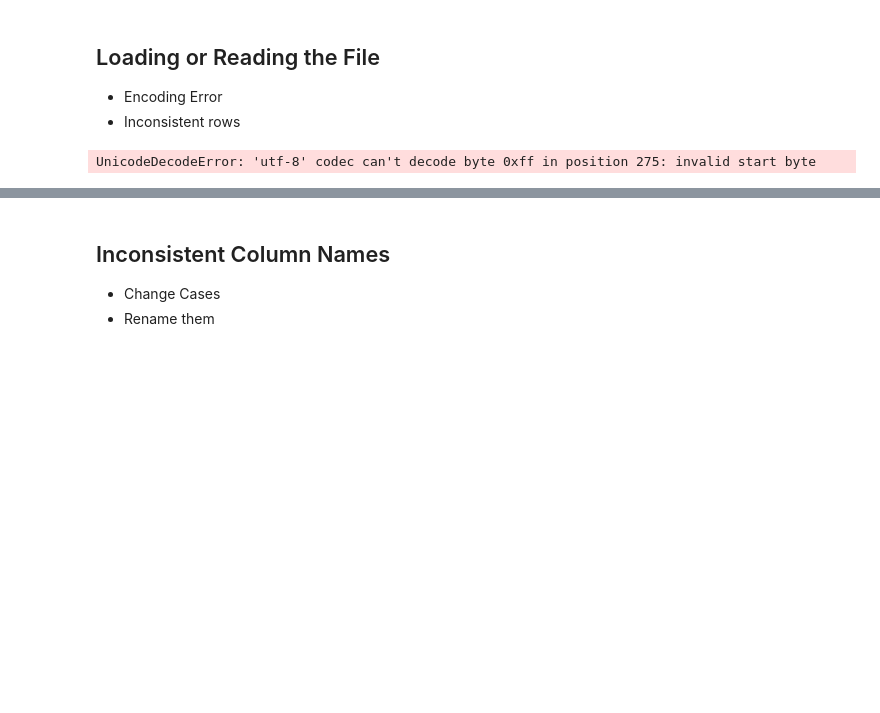
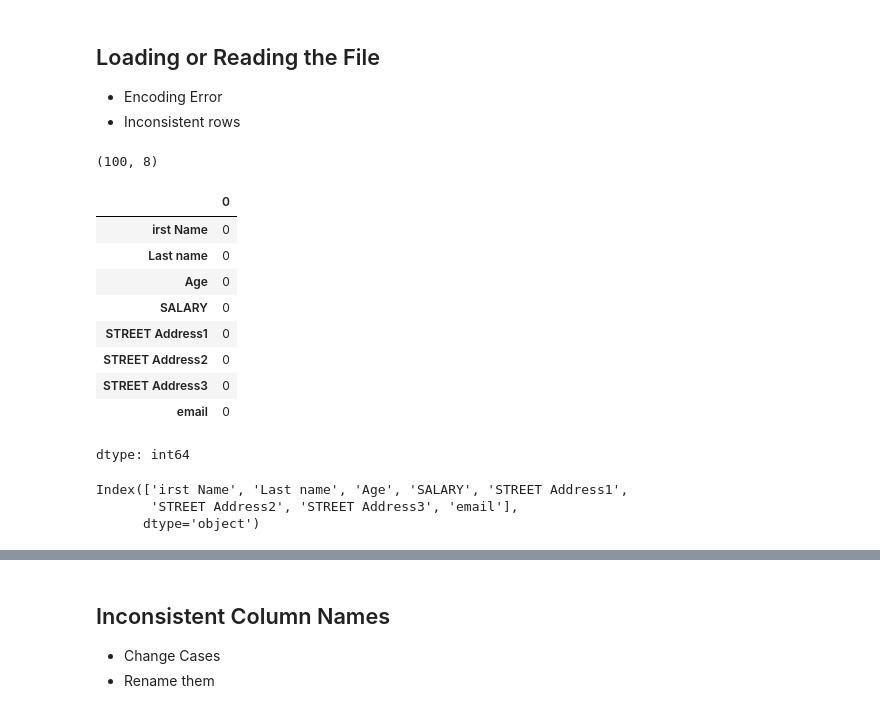
Before and after one commit to Sru-j/daily_lab_activities, a Jupyter notebook: DataCleaning_Example_1.ipynb, the cells around one changed output, grey strips where cells are left out. Drawn from its saved outputs; the diff is of its cells as text; code cells hidden in the pictures; blank space fills up the shorter version.

```diff
--- a/DataCleaning_Example_1.ipynb
+++ b/DataCleaning_Example_1.ipynb
@@ -25,5 +26,25 @@ import re
 + Inconsistent rows
 # %%
 # Issue 1
+df.shape
 # %% [output]
-UnicodeDecodeError: 'utf-8' codec can't decode byte 0xff in position 275: invalid start byte
+(100, 8)
+# %%
+df.isnull().sum()
+# %% [output]
+|  | 0 |
+| irst Name | 0 |
+| Last name | 0 |
+| Age | 0 |
+| SALARY | 0 |
+| STREET Address1 | 0 |
+| STREET Address2 | 0 |
+| STREET Address3 | 0 |
+| email | 0 |
+dtype: int64
+# %%
+df.columns
+# %% [output]
+Index(['irst Name', 'Last name', 'Age', 'SALARY', 'STREET Address1',
+       'STREET Address2', 'STREET Address3', 'email'],
+      dtype='object')
```
Also changed, not shown: parts of 8 cells of this notebook.
